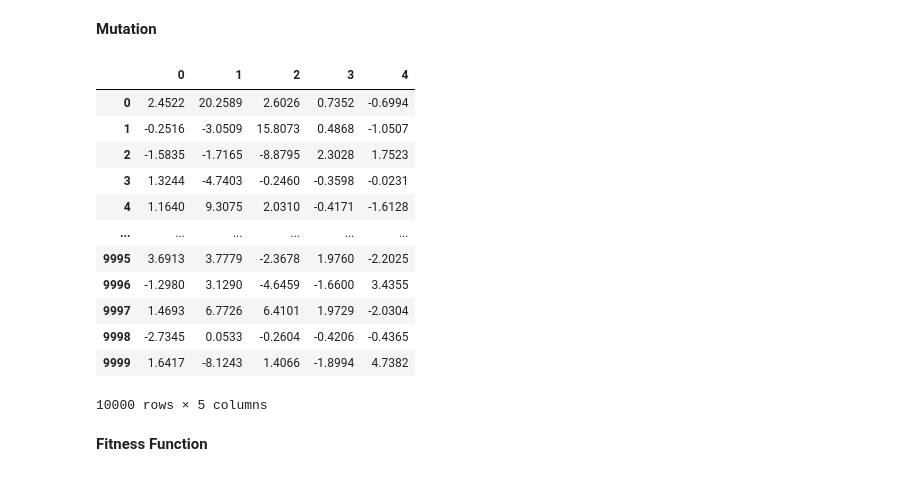
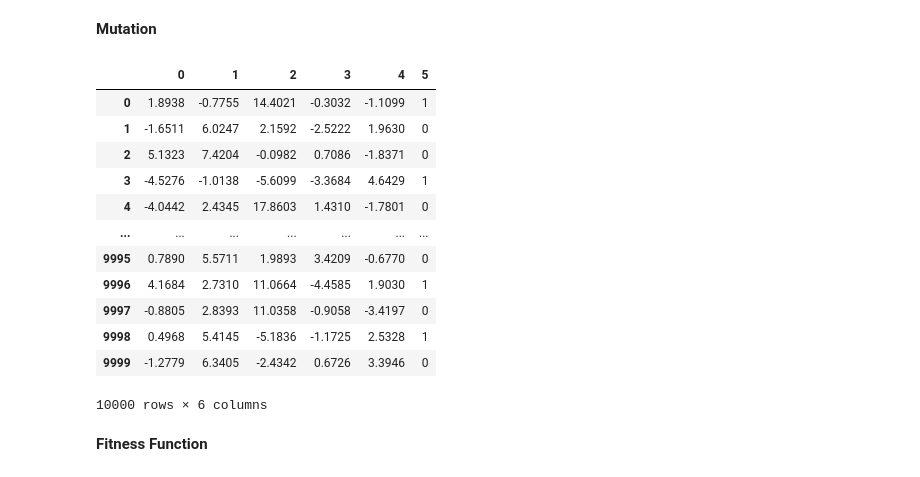
Before and after one commit to AdJansen/Artificial-Immune-System-For-Class-Imbalance, a Jupyter notebook: AIS.ipynb, the cells around one changed output. Cells and saved outputs as stored; diff of their text form; code cells hidden in the pictures.

Commit message:
Added Binary col handling to mutation

```diff
--- a/AIS.ipynb
+++ b/AIS.ipynb
@@ -119,7 +119,7 @@ def get_bounds(minorityDF) -> dict:
 # totalPopulation - The total number of antibodies to create
 # weightingFunction - Can choose between uniform, triangular, ...
 # mode - for use with a triangular function - set to the percentage of the range you wish to be most represented (between 0.0 and 1.0)
-def Creation(minorityDF, totalPopulation : int, binaryLabel : str, weightingFunction : str = "uniform", mode : float = 0.5):
+def Creation(minorityDF, totalPopulation : int, binaryColumns : list, weightingFunction : str = "uniform", mode : float = 0.5):
 
     if(minorityDF.isnull().values.any()):
         raise ValueError("Minority Class DataFrame contains NaN")
@@ -138,8 +138,8 @@ def Creation(minorityDF, totalPopulation : int, binaryLabel : str, weightingFunc
 
             antibody = [] #Initializing a single antibody
             for key,bnd in bounds.items(): #Iterate through the columns/dimensions/features of the minority class for each antibody
-                if key == binaryLabel:
-                    antibody += [random.randint(bnd[0],bnd[1])]
+                if key in binaryColumns:
+                    antibody += [random.randint(int(bnd[0]),int(bnd[1]))]
                 else:
                     if weightingFunction == "uniform":
                         antibody += [round(random.uniform(bnd[0],bnd[1]),4)] #Add a random value between the lower and upper bounds to the antibody
@@ -164,7 +164,7 @@ def Creation(minorityDF, totalPopulation : int, binaryLabel : str, weightingFunc
             antibody = [] #Initializing a single antibody
             for bnd in minorityDF: #Iterate over columns in the dataframe
                 values = minorityDF[bnd].tolist() #convert series to list
-                if bnd == binaryLabel:
+                if bnd in binaryColumns:
                     antibody += [random.randint(bounds[bnd][0],bounds[bnd][1])]
                 else:
                     antibody += [round(random.gauss(fmean(values) , stdev(values)), 5)] #using median and stdeviation of values, radomize over gauss
@@ -177,4 +177,4 @@ def Creation(minorityDF, totalPopulation : int, binaryLabel : str, weightingFunc
     return popDF, bounds
 
 
-Creation(df,1000,'5', weightingFunction='gaussian')
+#Creation(df,1000,['5'], weightingFunction='gaussian')
@@ -202,40 +181,46 @@ Creation(df,1000,'5', weightingFunction='gaussian')
 # %% [markdown]
 **Mutation**
 # %%
-def mutationRound (antiPopulation, bounds):
+def mutatePopulation (antiPopulation, bounds, binaryColumns : list):
     for col in antiPopulation:
+        if col in binaryColumns: #Binary Columns must be handled differently than continuous
+            antiPopulation[col] = antiPopulation[col].map(lambda x : (random.randint(0,1)))
+        else:
 
-        bnd_range = bounds[col][1] - bounds[col][0] #total range of bounds is high - low
+            bnd_range = bounds[col][1] - bounds[col][0] #total range of bounds is high - low
 
-        #Setting the low and high bounds to be centered around 0
-        hi_bnd = bnd_range/2
-        low_bnd = (0-bnd_range/2)
+            #Setting the low and high bounds to be centered around 0
+            hi_bnd = bnd_range/2
+            low_bnd = (0-bnd_range/2)
 
-        #print("Low bound around 0 = " + str(low_bnd) +"| Hi bnd around 0 = "+ str(hi_bnd))
-        #print(round(random.uniform(low_bnd,hi_bnd),4))
+            #print("Low bound around 0 = " + str(low_bnd) +"| Hi bnd around 0 = "+ str(hi_bnd))
+            #print(round(random.uniform(low_bnd,hi_bnd),4))
 
-        antiPopulation[col] = antiPopulation[col].map(lambda x : x+round(random.uniform(low_bnd,hi_bnd),4))
+            antiPopulation[col] = antiPopulation[col].map(lambda x : x+round(random.uniform(low_bnd,hi_bnd),4))
 
     return antiPopulation
 
-test = Creation(df,10000, weightingFunction='uniform')
+test = Creation(df,10000,['5'], weightingFunction='uniform')
 
-
-mutationRound(test[0], test[1])
+#First round: Compare the base dataset, to the dataset+the created/mutated points
+#
+def mutationRound ():
+    pass
+mutatePopulation(test[0], test[1], ['5'])
 # %% [output]
-|  | 0 | 1 | 2 | 3 | 4 |
-| 0 | 2.4522 | 20.2589 | 2.6026 | 0.7352 | -0.6994 |
-| 1 | -0.2516 | -3.0509 | 15.8073 | 0.4868 | -1.0507 |
-| 2 | -1.5835 | -1.7165 | -8.8795 | 2.3028 | 1.7523 |
-| 3 | 1.3244 | -4.7403 | -0.2460 | -0.3598 | -0.0231 |
-| 4 | 1.1640 | 9.3075 | 2.0310 | -0.4171 | -1.6128 |
-| ... | ... | ... | ... | ... | ... |
-| 9995 | 3.6913 | 3.7779 | -2.3678 | 1.9760 | -2.2025 |
-| 9996 | -1.2980 | 3.1290 | -4.6459 | -1.6600 | 3.4355 |
-| 9997 | 1.4693 | 6.7726 | 6.4101 | 1.9729 | -2.0304 |
-| 9998 | -2.7345 | 0.0533 | -0.2604 | -0.4206 | -0.4365 |
-| 9999 | 1.6417 | -8.1243 | 1.4066 | -1.8994 | 4.7382 |
+|  | 0 | 1 | 2 | 3 | 4 | 5 |
+| 0 | 1.8938 | -0.7755 | 14.4021 | -0.3032 | -1.1099 | 1 |
+| 1 | -1.6511 | 6.0247 | 2.1592 | -2.5222 | 1.9630 | 0 |
+| 2 | 5.1323 | 7.4204 | -0.0982 | 0.7086 | -1.8371 | 0 |
+| 3 | -4.5276 | -1.0138 | -5.6099 | -3.3684 | 4.6429 | 1 |
+| 4 | -4.0442 | 2.4345 | 17.8603 | 1.4310 | -1.7801 | 0 |
+| ... | ... | ... | ... | ... | ... | ... |
+| 9995 | 0.7890 | 5.5711 | 1.9893 | 3.4209 | -0.6770 | 0 |
+| 9996 | 4.1684 | 2.7310 | 11.0664 | -4.4585 | 1.9030 | 1 |
+| 9997 | -0.8805 | 2.8393 | 11.0358 | -0.9058 | -3.4197 | 0 |
+| 9998 | 0.4968 | 5.4145 | -5.1836 | -1.1725 | 2.5328 | 1 |
+| 9999 | -1.2779 | 6.3405 | -2.4342 | 0.6726 | 3.3946 | 0 |
-10000 rows × 5 columns
+10000 rows × 6 columns
 # %% [markdown]
 **Fitness Function**
 # %% [markdown]
```
Also changed, not shown: parts of 2 cells of this notebook.
